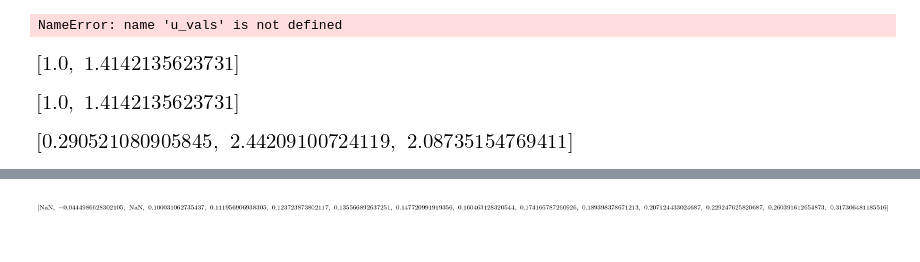
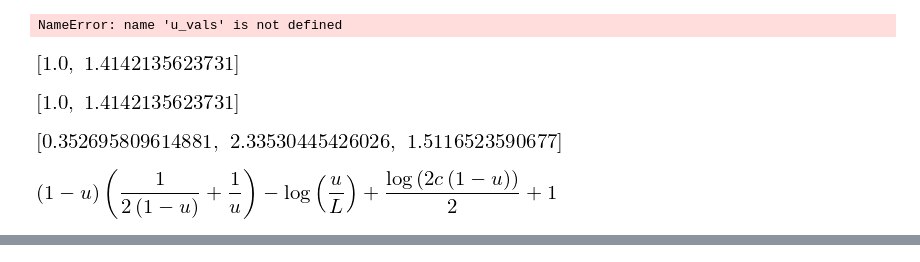
Before and after one commit to tgardnerh/MarketDesign, a Jupyter notebook: UnravelingSearchPpr/DMP with match quality and new matching.ipynb, the cells around one changed output, grey strips where cells are left out. Saved outputs shown, nothing was run; the diff lists cells and outputs as text; code cells hidden in the pictures.

Commit message:
functional interactive graph

```diff
--- a/UnravelingSearchPpr/DMP with match quality and new matching.ipynb
+++ b/UnravelingSearchPpr/DMP with match quality and new matching.ipynb
@@ -126,28 +95,37 @@ bob([1,2])
 # %%
 def ModelSolver(B,L,r_val,c_val):
     try:
         out = sym.nsolve(((1-u)/u*lam*beta/(r+lam)-R,
                        R*sym.exp(2*R)-u*(1-beta)*beta/(c*(r+lam)**2),
                        lam-L,r-r_val,c-c_val,beta-B),
                       (u,R,lam,c,beta,r),(.1,1,L,c_val,B,r_val))
     except:
         out = sym.Matrix([float("NaN")]*6)
     return out
+welf_u = []
 def SocialOpt(L,r_val,c_val):
-    welf_u = (1/2*sym.log(u**2/(lam**2*(1-u)*c))+1)*(1-u)-(1-u)/2
+    #welf_u = (1/2*sym.log(u**2/(lam**2*(1-u)*c))+1)*(1-u)-(1-u)/2
+    #welf_u = (sym.log(u)-sym.log(2)/2-sym.log(lam)/2-sym.log(1-u)-sym.log(c)/2+1)*(1-u)-(1-u)/2
+    welf_u = (1-u)*(sym.log(u/lam)-sym.log((1-u)*(2*c))/2)
     foc_welf_u = sym.diff(welf_u,u)
 
     s_opt = sym.nsolve((foc_welf_u, lam-L,r-r_val,c-c_val),(u,lam,c,r),(.1,L,c_val,r_val))
     opt_u = s_opt[0]
-    opt_R = sym.log(s_opt[0]**2/(L**2*(1-s_opt[0])*c_val))/2
+    opt_R = sym.log(u) -sym.log(1-u)/2 -sym.log(lam) -sym.log(2*c)/2
 
     opt_welf = welf_u.subs([(u,opt_u),(lam,L),(c,c_val)])
 
-    return [opt_u, opt_R, opt_welf]
+    return [opt_u, opt_R.subs([(u,opt_u),(lam,L),(c,c_val)]).evalf(), welf_u.subs([(u,opt_u),(lam,L),(c,c_val)]).evalf()]
 
 SocialOpt(.3,.95,.01)
 # %% [output]
-[figure, old version]
+[figure, new version]
+# %%
+welf_u = (1-u)*(sym.log(u/lam)-sym.log((1-u)*(2*c))/2-1)
+welf_u
+sym.diff(welf_u,u)
+# %% [output]
+[figure, added]
 # %%
 #%xmode Verbose
 import ipywidgets as ipw
@@ -197,8 +175,3 @@ ipw.interact(update, lam=(0.0,1.0,.05), r=(0.,1.0,.01), c=(0.0,1,.01));
 [interactive output not drawn]
 [interactive output not drawn]
 interactive(children=(FloatSlider(value=0.3, description='lam', max=1.0, step=0.05), FloatSlider(value=0.95, d…
-# %%
-data = [ModelSolver(B, 0.3, 0.95, 0.01) for B in x]
-[res[0] for res in data]
-# %% [output]
-[figure, removed]
```
Also changed, not shown: parts of 15 cells of this notebook.
